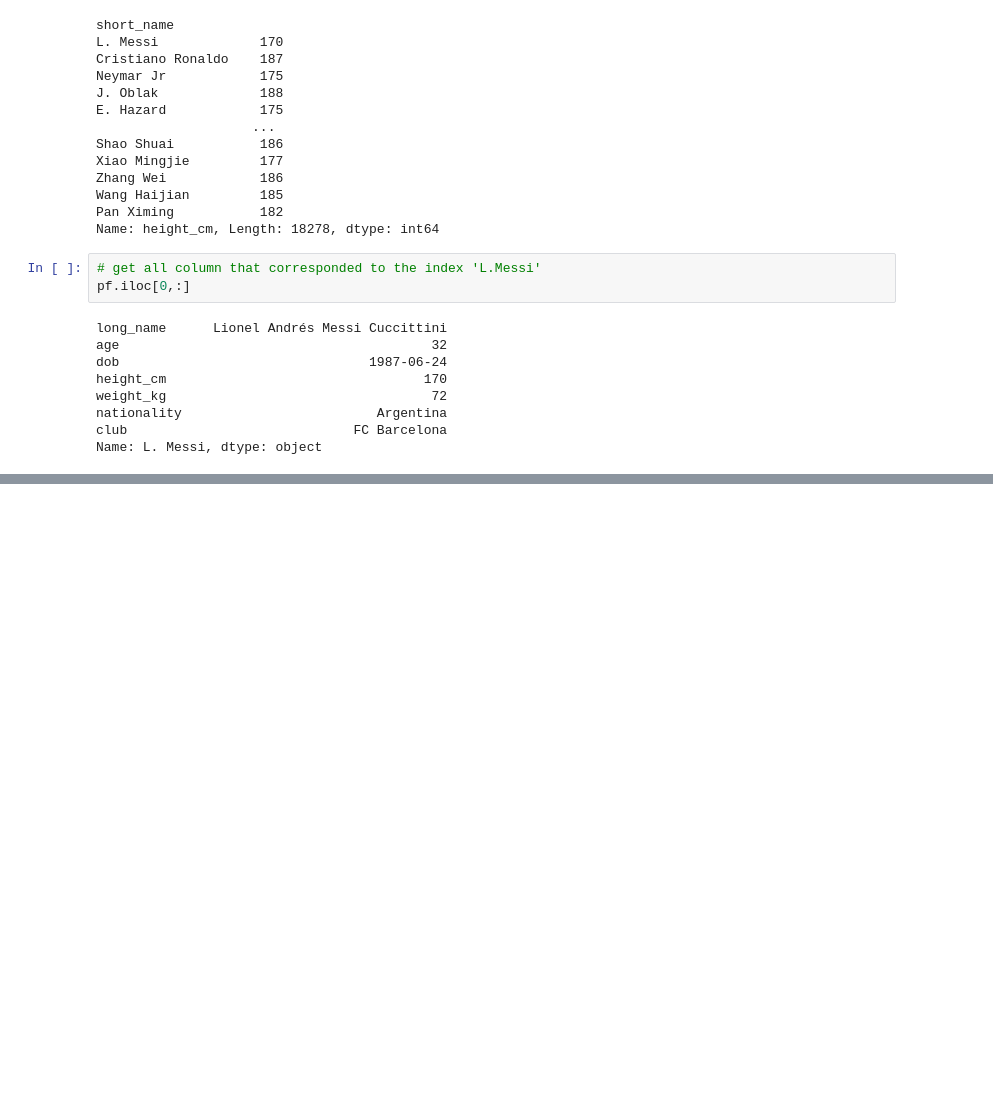
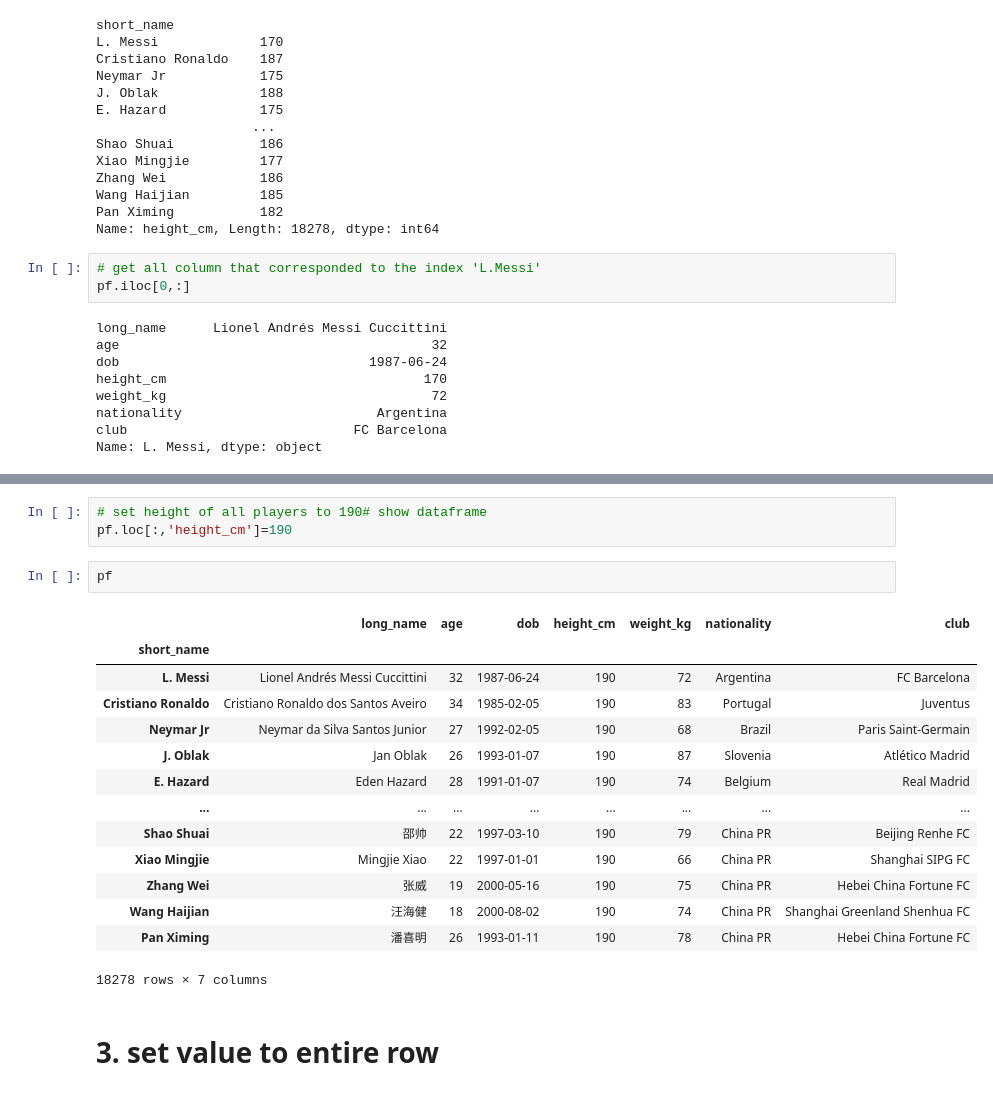
Before and after one commit to MUNYEMANA12/Data-Extraction-with-Pandas, a Jupyter notebook: Data Extraction with pandas.ipynb, the cells around one changed output, grey strips where cells are left out. Drawn from its saved outputs; the diff is of its cells as text; blank space fills up the shorter version.

```diff
--- a/Data Extraction with pandas.ipynb
+++ b/Data Extraction with pandas.ipynb
@@ -288,0 +445,22 @@ Name: L. Messi, dtype: object
+# %%
+# set height of all players to 190# show dataframe
+pf.loc[:,'height_cm']=190
+# %%
+pf
+# %% [output]
+|  | long_name | age | dob | height_cm | weight_kg | nationality | club |
+| short_name |  |  |  |  |  |  |  |
+| L. Messi | Lionel Andrés Messi Cuccittini | 32 | 1987-06-24 | 190 | 72 | Argentina | FC Barcelona |
+| Cristiano Ronaldo | Cristiano Ronaldo dos Santos Aveiro | 34 | 1985-02-05 | 190 | 83 | Portugal | Juventus |
+| Neymar Jr | Neymar da Silva Santos Junior | 27 | 1992-02-05 | 190 | 68 | Brazil | Paris Saint-Germain |
+| J. Oblak | Jan Oblak | 26 | 1993-01-07 | 190 | 87 | Slovenia | Atlético Madrid |
+| E. Hazard | Eden Hazard | 28 | 1991-01-07 | 190 | 74 | Belgium | Real Madrid |
+| ... | ... | ... | ... | ... | ... | ... | ... |
+| Shao Shuai | 邵帅 | 22 | 1997-03-10 | 190 | 79 | China PR | Beijing Renhe FC |
+| Xiao Mingjie | Mingjie Xiao | 22 | 1997-01-01 | 190 | 66 | China PR | Shanghai SIPG FC |
+| Zhang Wei | 张威 | 19 | 2000-05-16 | 190 | 75 | China PR | Hebei China Fortune FC |
+| Wang Haijian | 汪海健 | 18 | 2000-08-02 | 190 | 74 | China PR | Shanghai Greenland Shenhua FC |
+| Pan Ximing | 潘喜明 | 26 | 1993-01-11 | 190 | 78 | China PR | Hebei China Fortune FC |
+18278 rows × 7 columns
+# %% [markdown]
+# 3. set value to entire row
```
Also changed, not shown: parts of 24 cells of this notebook.
